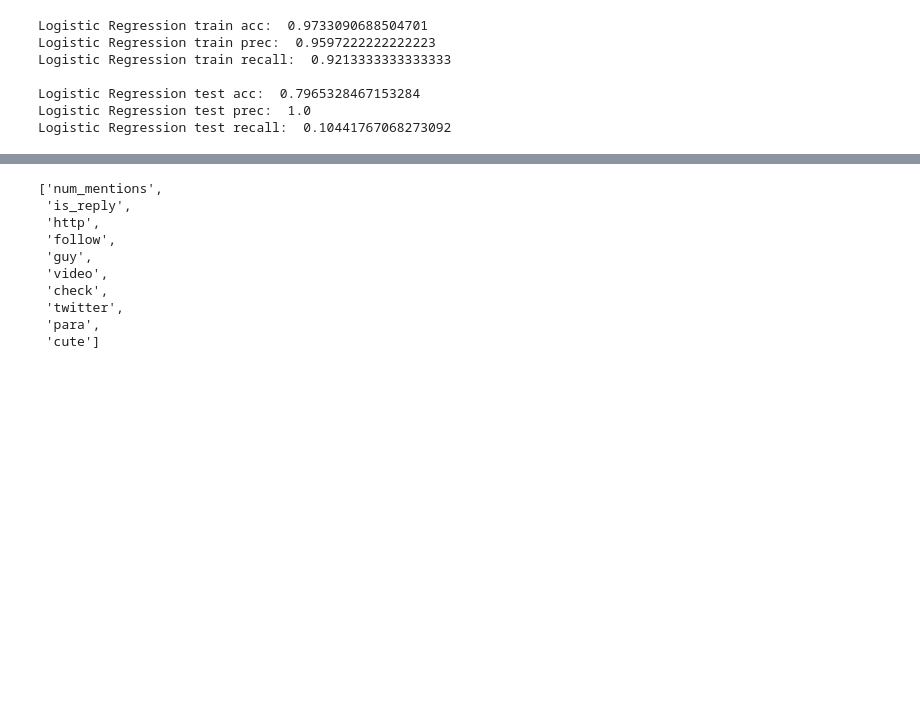
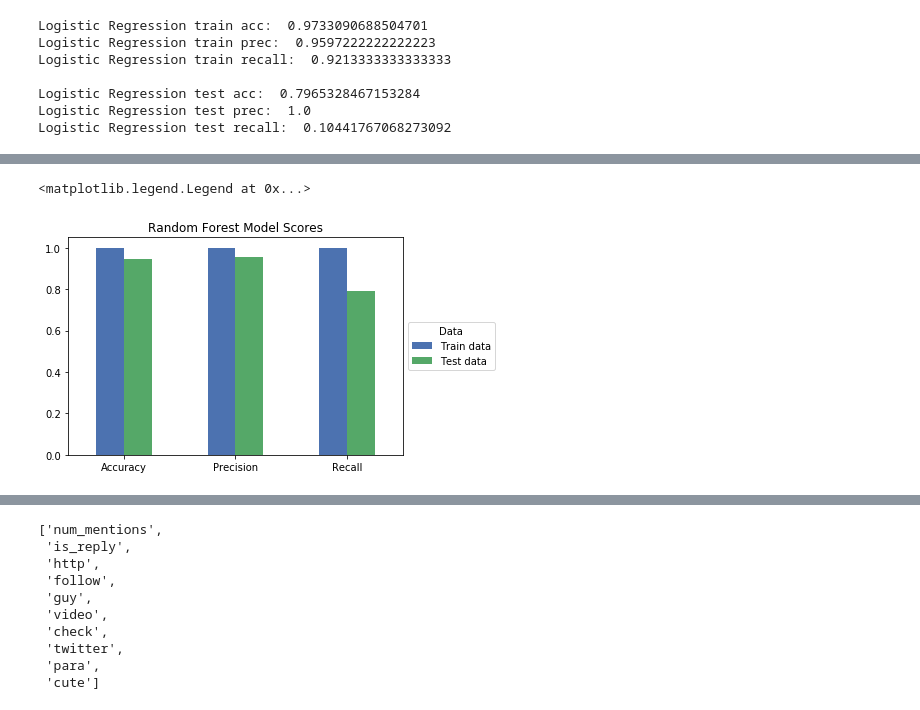
Before and after one commit to viguardieiro/TwitterProject, a Jupyter notebook: Classification_with_NLP.ipynb, the cells around one changed output, grey strips where cells are left out. Saved outputs shown, nothing was run; the diff lists cells and outputs as text; code cells hidden in the pictures; blank space fills up the shorter version.

```diff
--- a/Classification_with_NLP.ipynb
+++ b/Classification_with_NLP.ipynb
@@ -126,2 +173,24 @@ Random Forest test recall:  0.8032128514056225
+# %%
+randomf_metrics_dic = {'Metric': ['Acc', 'Prec', 'Recall'],
+        'Train data': [rand_for_model.score(X_train_sc, y_train),
+                    metrics.precision_score(y_train, rand_for_model.predict(X_train_sc)),
+                    metrics.recall_score(y_train, rand_for_model.predict(X_train_sc))],
+        'Test data': [rand_for_model.score(X_test_sc, y_test),
+                    metrics.precision_score(y_test, rand_for_model.predict(X_test_sc)),
+                    metrics.recall_score(y_test, rand_for_model.predict(X_test_sc))]}
+
+randomf_metrics = pd.DataFrame(data=randomf_metrics_dic,
+                        columns=['Metric','Train data','Test data'])
+
+fig, ax = plt.subplots()
+
+randomf_metrics.plot.bar(ax=ax)
+
+ax.set_title('Random Forest Model Scores')
+ax.set_xticklabels(['Accuracy', 'Precision', 'Recall'], rotation=0)
+ax.legend(title='Data',loc='center left', bbox_to_anchor=(1, 0.5))
+# %% [output]
+<matplotlib.legend.Legend at 0x...>
+[figure, added]
 # %%
 # Comparação entre os modelos com todas as features
```
Also changed, not shown: parts of 30 cells of this notebook.
